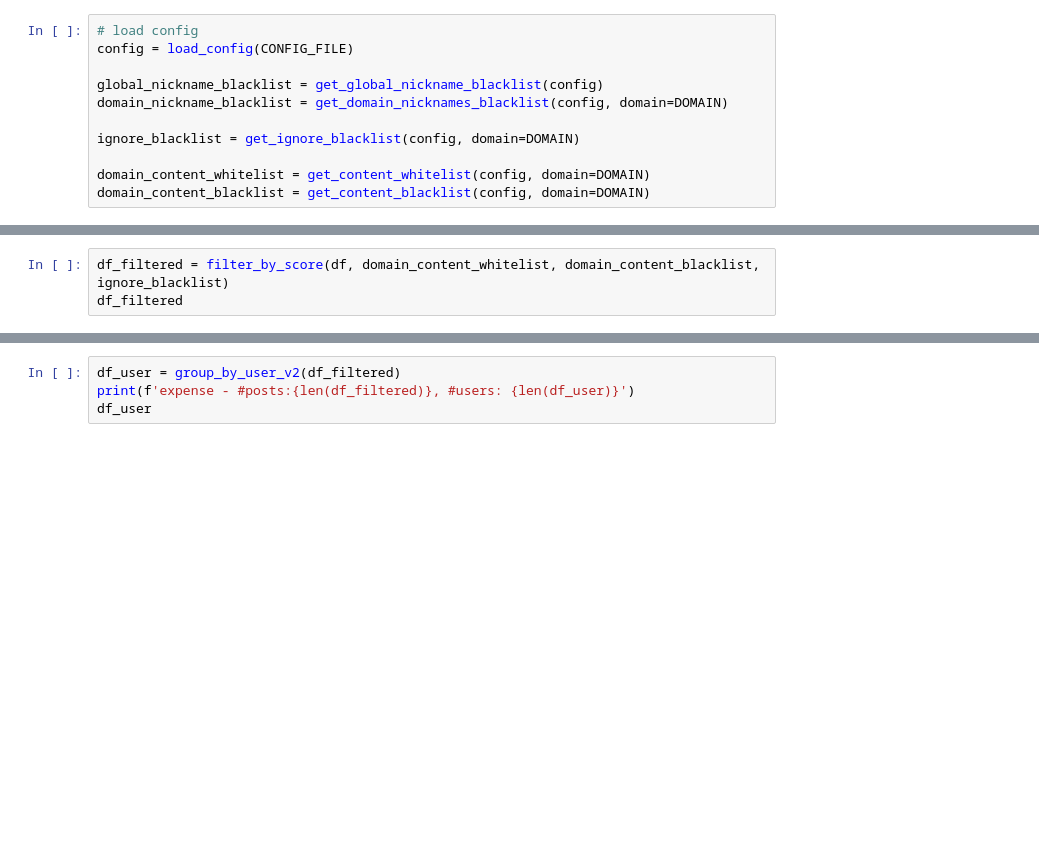
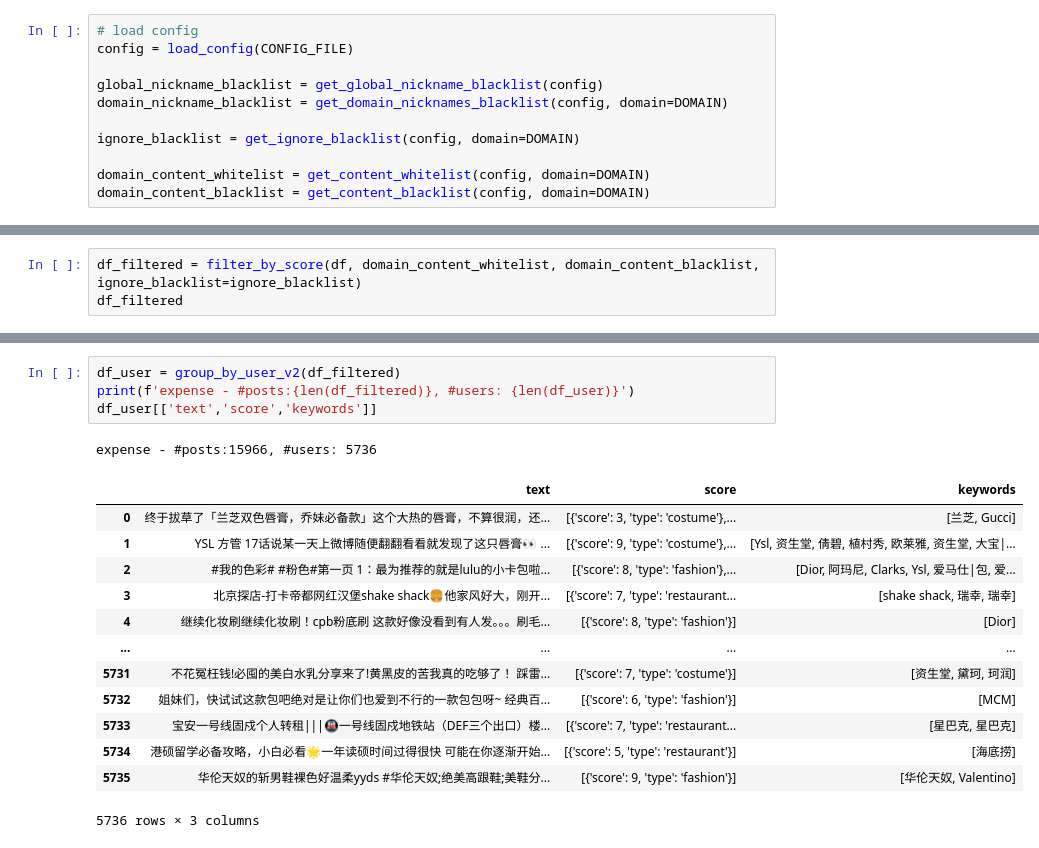
Before and after one commit to NameJaho/nlp_test, a Jupyter notebook: user_profile/expense_tag_jaho.ipynb, the cells around one changed output, grey strips where cells are left out. Saved outputs shown, nothing was run; the diff lists cells and outputs as text; blank space fills up the shorter version.

```diff
--- a/user_profile/expense_tag_jaho.ipynb
+++ b/user_profile/expense_tag_jaho.ipynb
@@ -31,4 +34,4 @@ len(df)
 # %%
-df_filtered = filter_by_score(df, domain_content_whitelist, domain_content_blacklist, ignore_blacklist)
+df_filtered = filter_by_score(df, domain_content_whitelist, domain_content_blacklist, ignore_blacklist=ignore_blacklist)
 df_filtered
 # %% [output]
@@ -52,7 +68,22 @@ df_filtered
 # %%
 df_user = group_by_user_v2(df_filtered)
 print(f'expense - #posts:{len(df_filtered)}, #users: {len(df_user)}')
-df_user
+df_user[['text','score','keywords']]
+# %% [output]
+expense - #posts:15966, #users: 5736
+|  | text | score | keywords |
+| 0 | 终于拔草了「兰芝双色唇膏，乔妹必备款」这个大热的唇膏，不算很润，还... | [{'score': 3, 'type': 'costume'},... | [兰芝, Gucci] |
+| 1 | YSL 方管 17话说某一天上微博随便翻翻看看就发现了这只唇膏👀 ... | [{'score': 9, 'type': 'costume'},... | [Ysl, 资生堂, 倩碧, 植村秀, 欧莱雅, 资生堂, 大宝|... |
+| 2 | #我的色彩# #粉色#第一页 1：最为推荐的就是lulu的小卡包啦... | [{'score': 8, 'type': 'fashion'},... | [Dior, 阿玛尼, Clarks, Ysl, 爱马仕|包, 爱... |
+| 3 | 北京探店-打卡帝都网红汉堡shake shack🍔他家风好大，刚开... | [{'score': 7, 'type': 'restaurant... | [shake shack, 瑞幸, 瑞幸] |
+| 4 | 继续化妆刷继续化妆刷！cpb粉底刷 这款好像没看到有人发。。。刷毛... | [{'score': 8, 'type': 'fashion'}] | [Dior] |
+| ... | ... | ... | ... |
+| 5731 | 不花冤枉钱!必囤的美白水乳分享来了!黄黑皮的苦我真的吃够了！ 踩雷... | [{'score': 7, 'type': 'costume'}] | [资生堂, 黛珂, 珂润] |
+| 5732 | 姐妹们，快试试这款包吧绝对是让你们也爱到不行的一款包包呀~ 经典百... | [{'score': 6, 'type': 'fashion'}] | [MCM] |
+| 5733 | 宝安一号线固戍个人转租|||🚇一号线固戍地铁站（DEF三个出口）楼... | [{'score': 7, 'type': 'restaurant... | [星巴克, 星巴克] |
+| 5734 | 港硕留学必备攻略，小白必看🌟一年读硕时间过得很快 可能在你逐渐开始... | [{'score': 5, 'type': 'restaurant'}] | [海底捞] |
+| 5735 | 华伦天奴的斩男鞋裸色好温柔yyds #华伦天奴;绝美高跟鞋;美鞋分... | [{'score': 9, 'type': 'fashion'}] | [华伦天奴, Valentino] |
+5736 rows × 3 columns
 # %%
 df_user_by_type = filter_user_by_type(df_user, 2)
 print(f'expense - #users: {len(df_user_by_type)}')
```
Also changed, not shown: parts of 5 cells of this notebook, 1 other file.
